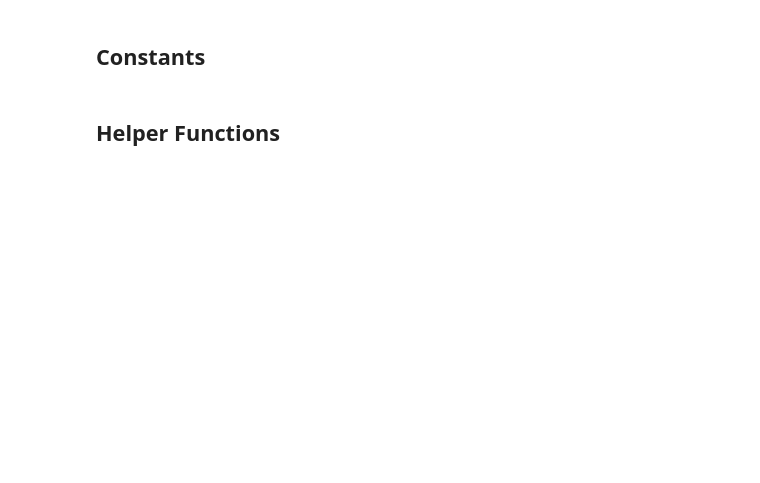
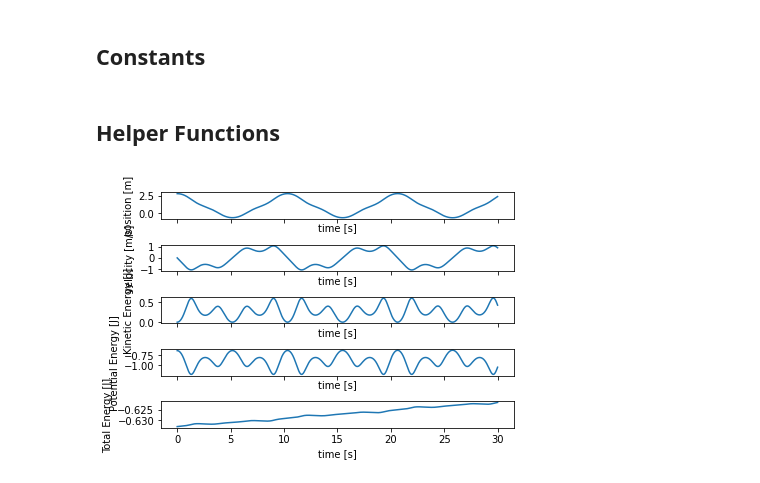
Before and after one commit to matix0508/MOFiT, a Jupyter notebook: lab1/sheet.ipynb, the cells around one changed output. Drawn from its saved outputs; the diff is of its cells as text; code cells hidden in the pictures; blank space fills up the shorter version.

Commit message:
plotter

```diff
--- a/lab1/sheet.ipynb
+++ b/lab1/sheet.ipynb
@@ -13,7 +15,7 @@ alpha = 0
 # %% [markdown]
 ## Helper Functions
 # %%
-def V(x: Union[np.ndarray, float]) -> Union[np.ndarray, float]:
+def V(x: Union[float, np.ndarray]) -> Union[float, np.ndarray]:
     """
     Custom Potential Energy dependent on position
     """
@@ -21,14 +23,12 @@ def V(x: Union[np.ndarray, float]) -> Union[np.ndarray, float]:
 # %%
 def derivative(func, x0: float, n: int = 1) -> float:
     """
-    Computes derivative of a function f where x=x0
+    Computes derivative of a function f where x=x0, using recurrency
     """
     dx = 1e-6
     if n == 1:
-        # computes first derivative
         dy = func(x0+dx) - func(x0)
         return dy/dx
     if n > 1:
-        # reduces higher derivatives to lower ones
         dy = derivative(func, x0 + dx, n-1) - derivative(func, x0, n-1)
         return dy / dx
@@ -45,0 +44,6 @@ def calculate_euler(t_range: int):
+# %%
+class PlotValue:
+    def __init__(self, x: np.ndarray, y: np.ndarray, title: str = ""):
+        self.x = x
+        self.y = y
+        self.title = title
@@ -45,0 +87,34 @@ def calculate_euler(t_range: int):
+# %%
+class EulerSolver:
+    def __init__(self, tmax: int = 100, dt: float = 0.1, alpha: float = 0, mass: float = M):
+        num = int(tmax//dt)
+        self.x = np.zeros(num)
+        self.v = np.zeros(num)
+        self.t = np.linspace(0, tmax, num=num)
+        self.alpha = alpha
+        self.mass = mass
+        self.dt = dt
+
+    def get_next_step(self, i: int):
+        new_x = self.x[i] + self.v[i] * self.dt
+        new_y = self.v[i] - 1 / self.mass * derivative(V, self.x[i]) * self.dt - self.alpha * self.v[i] * self.dt
+        return new_x, new_y
+
+    def set_new_values(self, x: float, v: float, i):
+        self.x[i] = x
+        self.v[i] = v
+
+    def calculate(self):
+        for i in range(len(self.t)):
+            if i == 0:
+                self.set_new_values(x0, v0, 0)
+                continue
+            x, y = self.get_next_step(i-1)
+            self.set_new_values(x, y, i)
+# %%
+es = EulerSolver(30, 0.001)
+es.calculate()
+pl = Plotter(es.x, es.v, es.t, "images/ex1")
+pl.plot()
+# %% [output]
+[figure, added]
```
Also changed, not shown: parts of 7 cells of this notebook.
